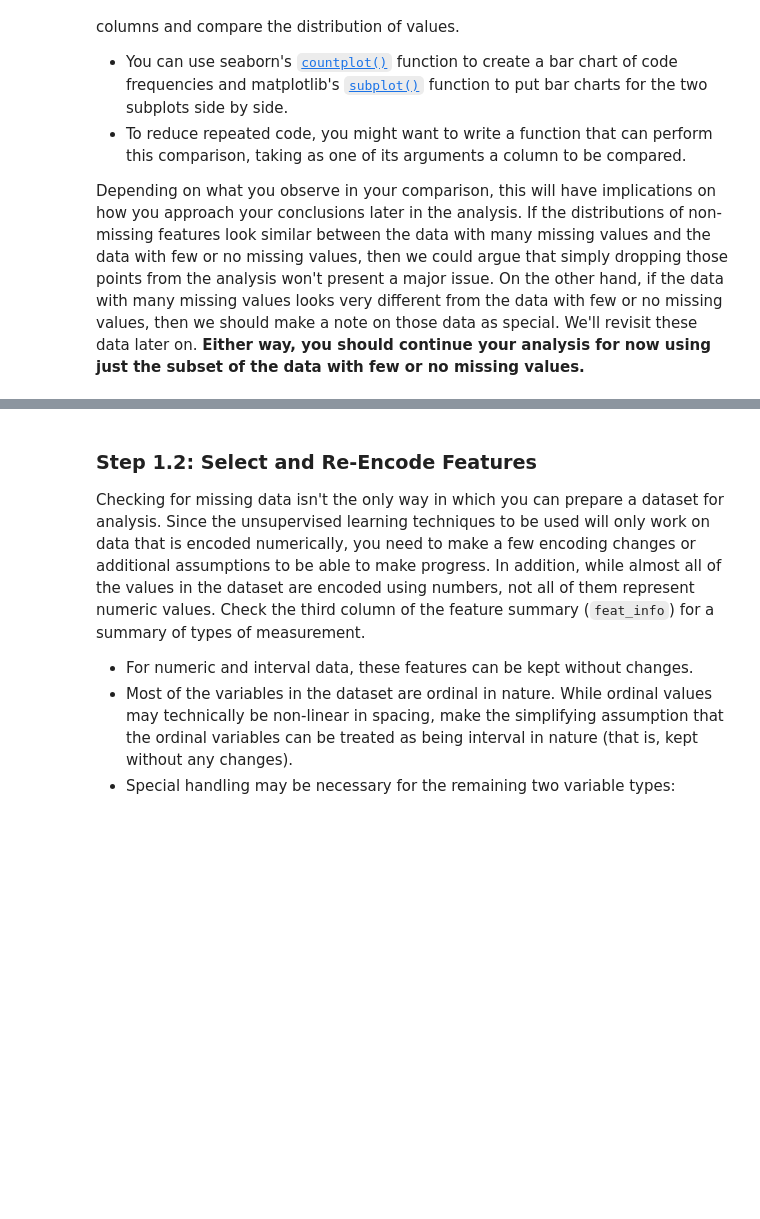
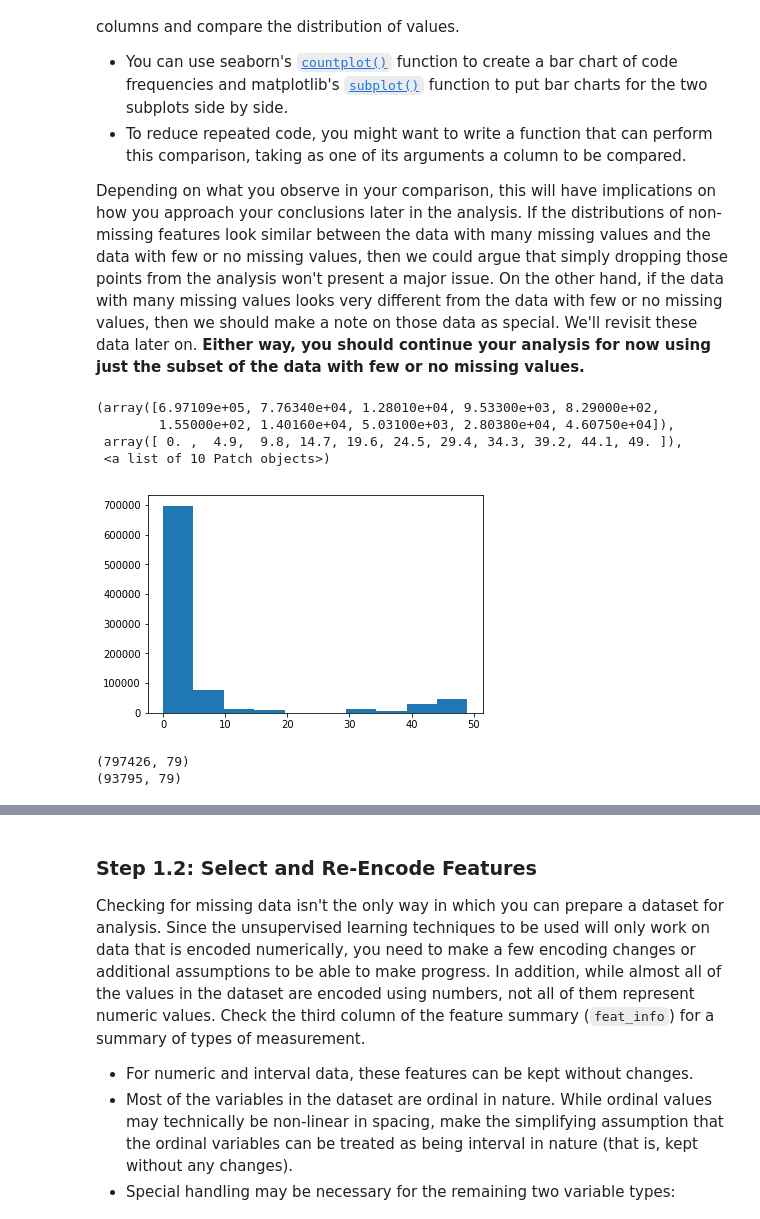
Before and after one commit to deepumons/data-scientist-nd, a Jupyter notebook: p3_customer_segments/Identify_Customer_Segments.ipynb, the cells around one changed output, grey strips where cells are left out. Cells and saved outputs as stored; diff of their text form; code cells hidden in the pictures; blank space fills up the shorter version.

```diff
--- a/p3_customer_segments/Identify_Customer_Segments.ipynb
+++ b/p3_customer_segments/Identify_Customer_Segments.ipynb
@@ -109,3 +149,4 @@ For the remaining features, are there any patterns in which columns have, or sha
 # %%
 # Remove the outlier columns from the dataset. (You'll perform other data
 # engineering tasks such as re-encoding and imputation later.)
+azdias.drop(['AGER_TYP', 'GEBURTSJAHR', 'TITEL_KZ', 'ALTER_HH', 'KK_KUNDENTYP', 'KBA05_BAUMAX'], axis=1, inplace=True)
@@ -125,9 +184,26 @@ In order to know what to do with the outlier rows, we should see if the distribu
 Depending on what you observe in your comparison, this will have implications on how you approach your conclusions later in the analysis. If the distributions of non-missing features look similar between the data with many missing values and the data with few or no missing values, then we could argue that simply dropping those points from the analysis won't present a major issue. On the other hand, if the data with many missing values looks very different from the data with few or no missing values, then we should make a note on those data as special. We'll revisit these data later on. **Either way, you should continue your analysis for now using just the subset of the data with few or no missing values.**
 # %%
 # How much data is missing in each row of the dataset?
+
+rows_nan = azdias.isnull().sum(axis=1)
+plt.hist(rows_nan)
+# %% [output]
+(array([6.97109e+05, 7.76340e+04, 1.28010e+04, 9.53300e+03, 8.29000e+02,
+        1.55000e+02, 1.40160e+04, 5.03100e+03, 2.80380e+04, 4.60750e+04]),
+ array([ 0. ,  4.9,  9.8, 14.7, 19.6, 24.5, 29.4, 34.3, 39.2, 44.1, 49. ]),
+ <a list of 10 Patch objects>)
+[figure, added]
 # %%
 # Write code to divide the data into two subsets based on the number of missing
 # values in each row.
+
+azdias1 = azdias[azdias.isnull().sum(axis=1) <= 20]
+print(azdias1.shape)
+azdias2 = azdias[azdias.isnull().sum(axis=1) > 20]
+print(azdias2.shape)
+# %% [output]
+(797426, 79)
+(93795, 79)
 # %%
 # Compare the distribution of values for at least five columns where there are
 # no or few missing values, between the two subsets.
```
Also changed, not shown: parts of 11 cells of this notebook.
